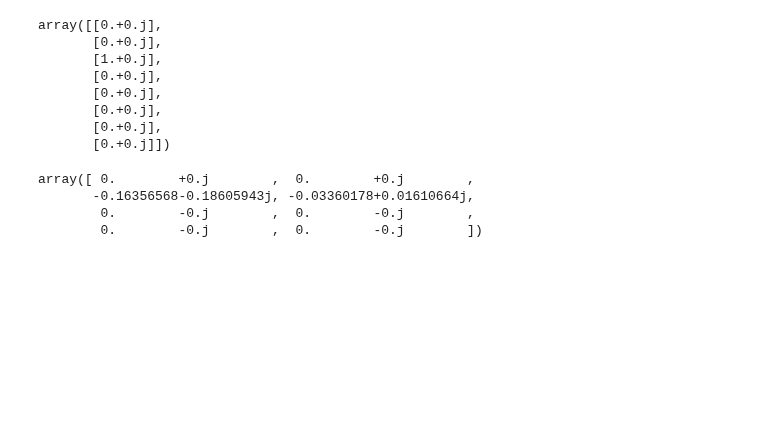
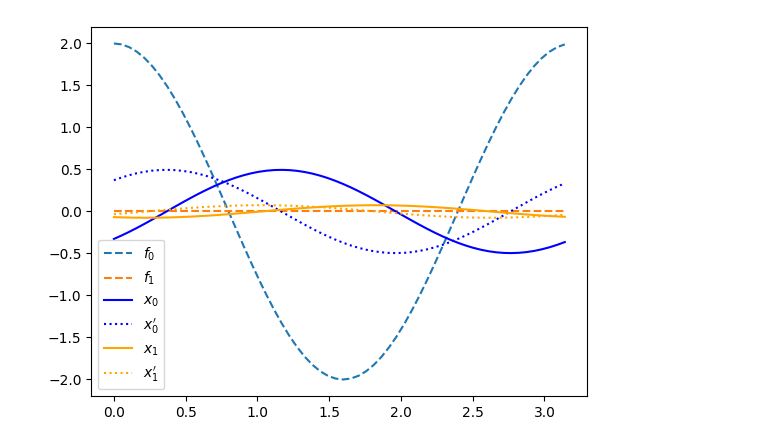
Before and after one commit to schilln/harmonic_balance_python, a Jupyter notebook: test.ipynb, the cells around one changed output. Drawn from its saved outputs; the diff is of its cells as text; code cells hidden in the pictures; blank space fills up the shorter version.

Commit message:
checked via plotting

```diff
--- a/test.ipynb
+++ b/test.ipynb
@@ -92,5 +113,5 @@ def get_b_ext(
 # %%
-NH = 3
+NH = 30
 N = 2
 m1, m2 = 1, 2
 c1, c2, c3 = 1, 0.5, 2
@@ -101,24 +122,37 @@ C = np.array([[c1 + c2, -c2], [-c2, c2 + c3]])
 K = np.array([[k1 + k2, -k2], [-k2, k2 + k3]])
 
 omega = 2
+t0, tf = tlim = 0, 2 * np.pi / omega
+tn = NH * 2
 # %%
 A = get_A(NH, omega, M, C, K)
 
 b_ext = get_b_ext(NH, N, (1,), (0,), (1,), (2,))
-b_ext.toarray()
-# %% [output]
-array([[0.+0.j],
-       [0.+0.j],
-       [1.+0.j],
-       [0.+0.j],
-       [0.+0.j],
-       [0.+0.j],
-       [0.+0.j],
-       [0.+0.j]])
 # %%
-scipy.sparse.linalg.spsolve(A, b_ext)
+colors = ("blue", "orange")
+tls = np.linspace(*tlim, tn)
+
+bb_ext = extract_dofs(b_ext.toarray(), NH, N)
+ff = scipy.fft.irfft(bb_ext, axis=1, norm=FFT_NORM)
+names = [rf"f_{i}" for i in range(N)]
+for f, color, name in zip(ff, colors, names):
+    plt.plot(tls, f, label=f"${name}$", ls="--")
+
+z = scipy.sparse.linalg.spsolve(A, b_ext)
+
+zz = extract_dofs(z, NH, N)
+xx = scipy.fft.irfft(zz, axis=1, norm=FFT_NORM)
+
+derivative_factors = 1j * np.arange(NH + 1)
+zzp = derivative_factors * zz
+xxp = scipy.fft.irfft(zzp, axis=1, norm=FFT_NORM)
+
+names = (rf"x_{i}" for i in range(N))
+for x, xp, color, name in zip(xx, xxp, colors, names):
+    plt.plot(tls, x, color=color, label=rf"${name}$")
+    plt.plot(tls, xp, color=color, label=rf"${name}'$", ls=":")
+
+plt.legend()
+plt.show()
 # %% [output]
-array([ 0.        +0.j        ,  0.        +0.j        ,
-       -0.16356568-0.18605943j, -0.03360178+0.01610664j,
-        0.        -0.j        ,  0.        -0.j        ,
-        0.        -0.j        ,  0.        -0.j        ])
+[figure, added]
```
Also changed, not shown: parts of 1 cell of this notebook, 1 other file.
